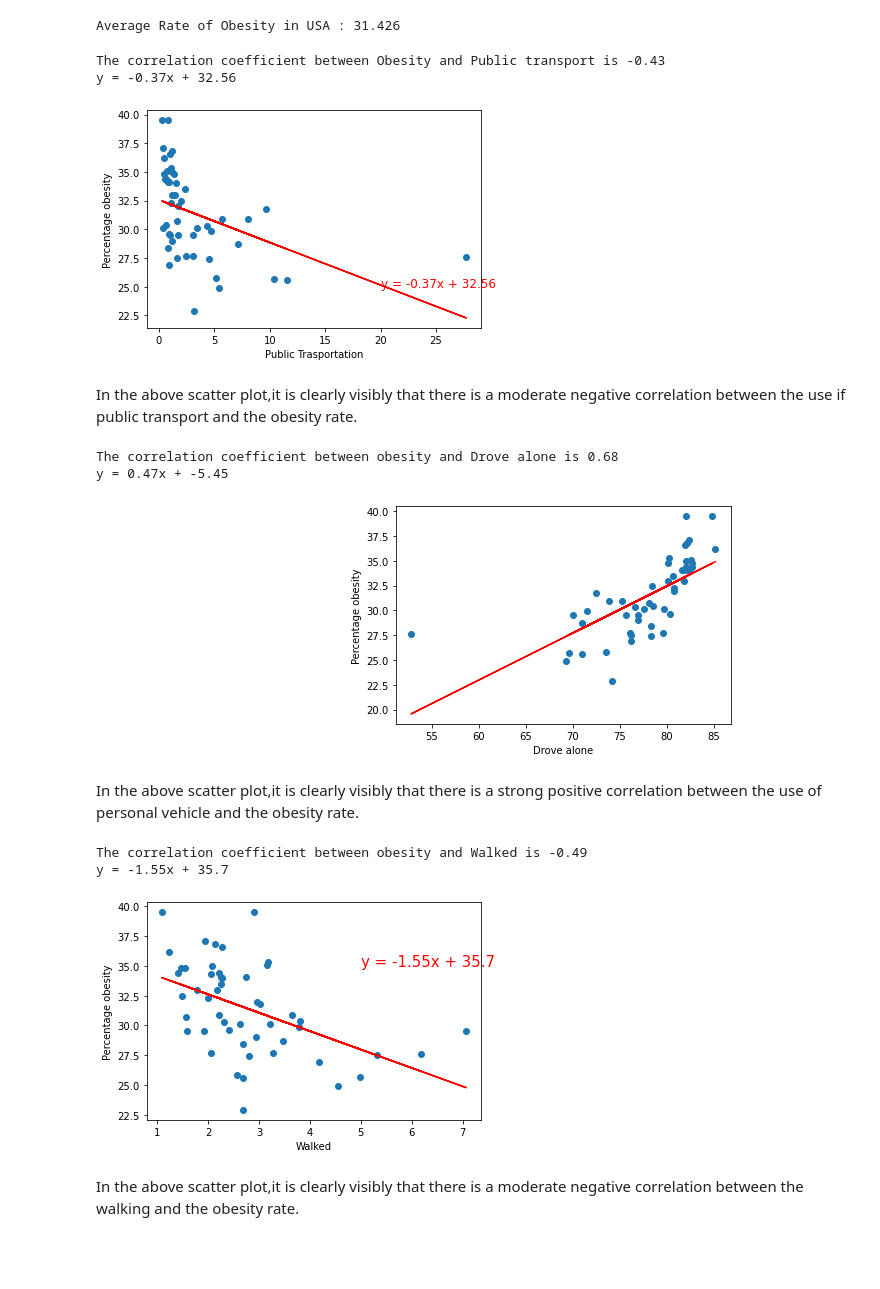
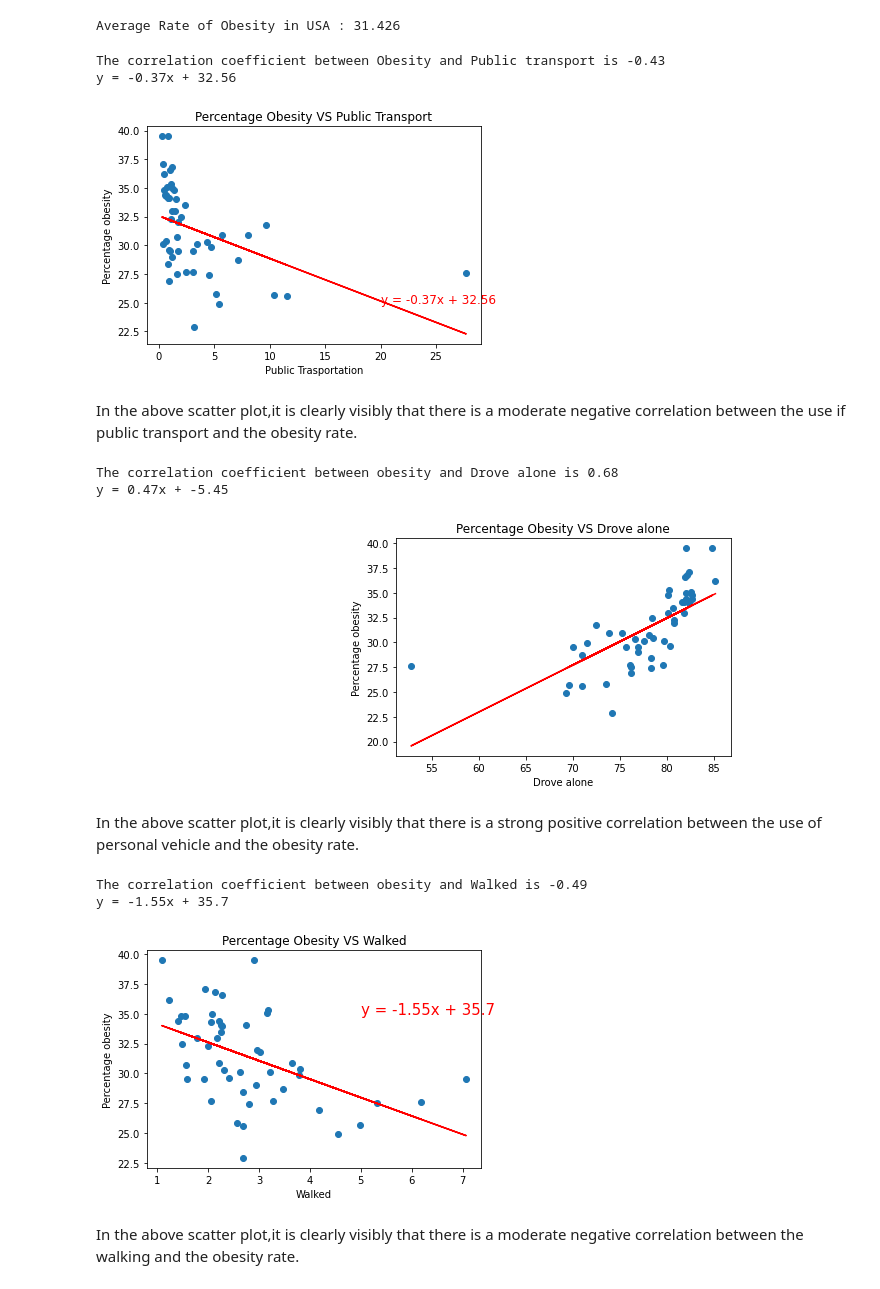
Before and after one commit to rajeshnair1984/Project_Obesity, a Jupyter notebook: TransportPy.ipynb, the cells around one changed output. Saved outputs shown, nothing was run; the diff lists cells and outputs as text; code cells hidden in the pictures; blank space fills up the shorter version.

```diff
--- a/TransportPy.ipynb
+++ b/TransportPy.ipynb
@@ -139,34 +139,35 @@ Average Rate of Obesity in USA : 31.426
 # %%
 # Scatter Plot obesity vs public transport
 x_values = clean_obesity_df["Public transportation"].str[:-1].astype(float)
 y_values = clean_obesity_df["Percentage Obesity"]
 plt.scatter(x_values,y_values)
 plt.xlabel('Public Trasportation')
 plt.ylabel('Percentage obesity')
 
 (slope, intercept, rvalue, pvalue, stderr) = linregress(x_values, y_values)
 
 # Calculate regression value
 regress_values = x_values * slope + intercept
 
 # Calculating Line equation
 line_eq = "y = " + str(round(slope,2)) + "x + " + str(round(intercept,2))
 
 
 
 # plotting regression line on scatter plot
 plt.plot(x_values,regress_values,"r-")
 plt.annotate(line_eq,(20,25),fontsize=12,color="red")
+plt.title("Percentage Obesity VS Public Transport")
 
 
 print(f"The correlation coefficient between Obesity and Public transport is {round(st.pearsonr(x_values,y_values)[0],2)}")
 plt.savefig("project_image/publictransportVSobesity_line.png")
 print(line_eq)
 plt.show()
 # %% [output]
 The correlation coefficient between Obesity and Public transport is -0.43
 y = -0.37x + 32.56
-[figure, old version]
+[figure, new version]
 # %% [markdown]
 In the above scatter plot,it is clearly visibly that there is a moderate negative correlation between the use if public transport and the obesity rate.
 # %%
@@ -188,6 +189,7 @@ line_eq = "y = " + str(round(slope,2)) + "x + " + str(round(intercept,2))
 # plotting regression line on scatter plot
 plt.plot(x_values,regress_values,"r-")
 plt.annotate(line_eq,(20,25),fontsize=15,color="red")
+plt.title("Percentage Obesity VS Drove alone")
 
 print(f"The correlation coefficient between obesity and Drove alone is {round(st.pearsonr(x_values,y_values)[0],2)}")
 plt.savefig("project_image/dorvealoneVSobesity_line.png")
@@ -196,7 +198,7 @@ plt.show()
 # %% [output]
 The correlation coefficient between obesity and Drove alone is 0.68
 y = 0.47x + -5.45
-[figure, old version]
+[figure, new version]
 # %% [markdown]
 In the above scatter plot,it is clearly visibly that there is a strong positive correlation between the use of personal vehicle and the obesity rate.
 # %%
@@ -218,6 +220,8 @@ line_eq = "y = " + str(round(slope,2)) + "x + " + str(round(intercept,2))
 # plotting regression line on scatter plot
 plt.plot(x_values,regress_values,"r-")
 plt.annotate(line_eq,(5,35),fontsize=15,color="red")
+plt.title("Percentage Obesity VS Walked")
+
 
 print(f"The correlation coefficient between obesity and Walked is {round(st.pearsonr(x_values,y_values)[0],2)}")
 plt.savefig("project_image/WalkedVSobesity_line.png")
@@ -226,7 +230,7 @@ plt.show()
 # %% [output]
 The correlation coefficient between obesity and Walked is -0.49
 y = -1.55x + 35.7
-[figure, old version]
+[figure, new version]
 # %% [markdown]
 In the above scatter plot,it is clearly visibly that there is a moderate negative correlation between the walking
 and the obesity rate.
```
Also changed, not shown: 3 other files.
